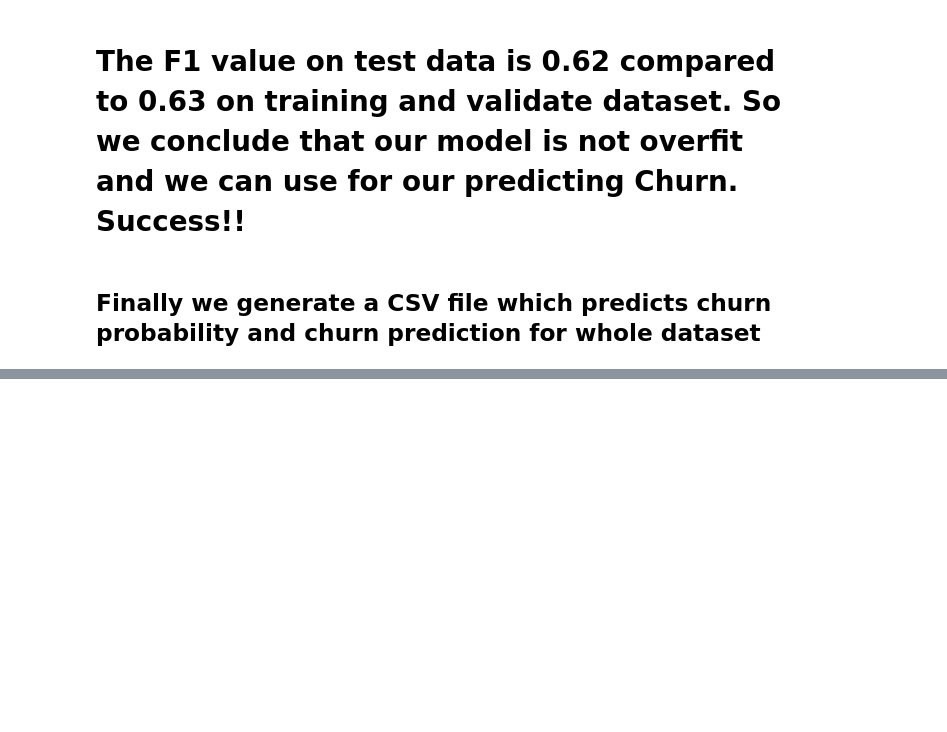
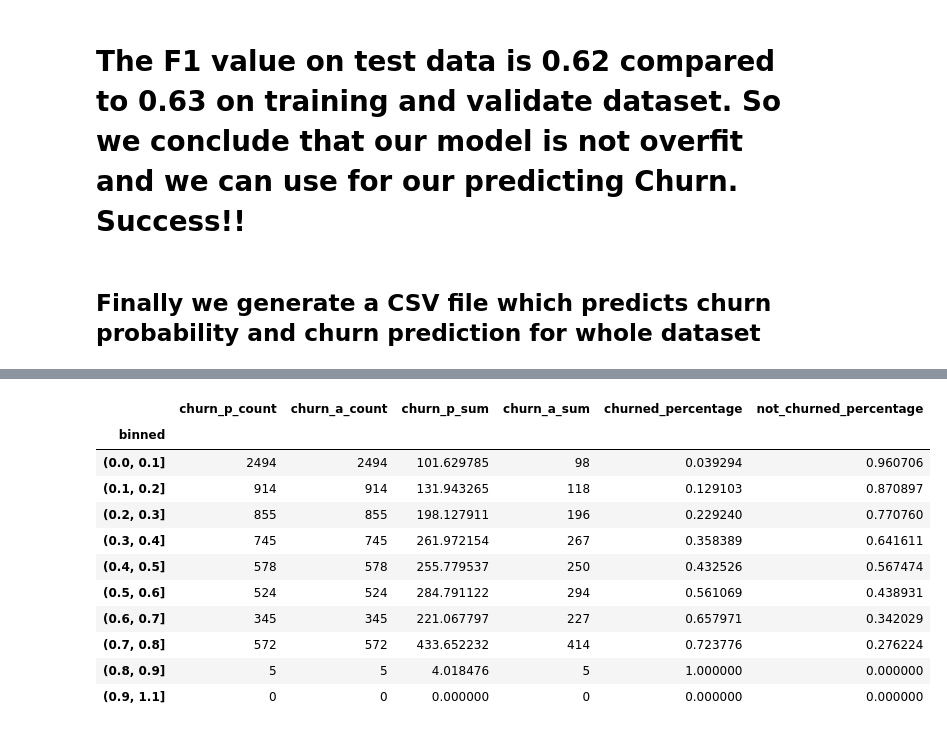
Before and after one commit to ravinder79/Telco_Churn, a Jupyter notebook: Telco_Churn_Final.ipynb, the cells around one changed output, grey strips where cells are left out. Drawn from its saved outputs; the diff is of its cells as text; code cells hidden in the pictures; blank space fills up the shorter version.

```diff
--- a/Telco_Churn_Final.ipynb
+++ b/Telco_Churn_Final.ipynb
@@ -792,0 +804,19 @@ final_csv.to_csv('final_csv.csv')
+# %%
+r = pd.concat([df_pred.groupby('binned').count(),df_pred.groupby('binned').sum()], axis =1)
+r.columns = ['churn_p_count', 'churn_a_count', 'churn_p_sum', 'churn_a_sum']
+r['churned_percentage'] = r.churn_a_sum/r.churn_a_count
+r['not_churned_percentage'] = (r.churn_a_count-r.churn_a_sum)/r.churn_a_count
+r.fillna(0)
+# %% [output]
+|  | churn_p_count | churn_a_count | churn_p_sum | churn_a_sum | churned_percentage | not_churned_percentage |
+| binned |  |  |  |  |  |  |
+| (0.0, 0.1] | 2494 | 2494 | 101.629785 | 98 | 0.039294 | 0.960706 |
+| (0.1, 0.2] | 914 | 914 | 131.943265 | 118 | 0.129103 | 0.870897 |
+| (0.2, 0.3] | 855 | 855 | 198.127911 | 196 | 0.229240 | 0.770760 |
+| (0.3, 0.4] | 745 | 745 | 261.972154 | 267 | 0.358389 | 0.641611 |
+| (0.4, 0.5] | 578 | 578 | 255.779537 | 250 | 0.432526 | 0.567474 |
+| (0.5, 0.6] | 524 | 524 | 284.791122 | 294 | 0.561069 | 0.438931 |
+| (0.6, 0.7] | 345 | 345 | 221.067797 | 227 | 0.657971 | 0.342029 |
+| (0.7, 0.8] | 572 | 572 | 433.652232 | 414 | 0.723776 | 0.276224 |
+| (0.8, 0.9] | 5 | 5 | 4.018476 | 5 | 1.000000 | 0.000000 |
+| (0.9, 1.1] | 0 | 0 | 0.000000 | 0 | 0.000000 | 0.000000 |
```
Also changed, not shown: parts of 4 cells of this notebook.
